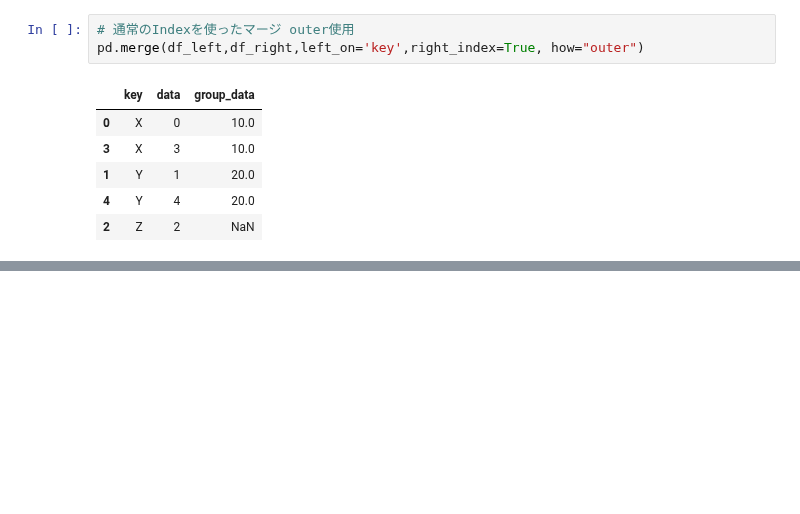
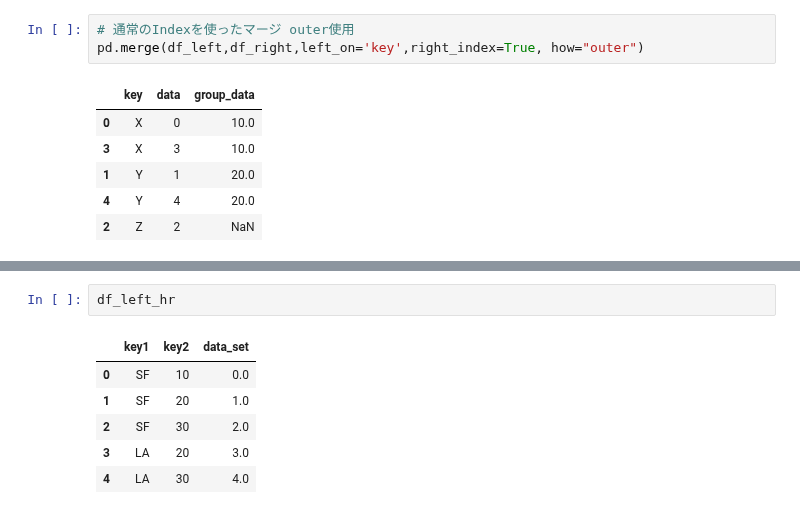
Before and after one commit to largekind/DataScience, a Jupyter notebook: DataFix.ipynb, the cells around one changed output, grey strips where cells are left out. Cells and saved outputs as stored; diff of their text form; blank space fills up the shorter version.

```diff
--- a/DataFix.ipynb
+++ b/DataFix.ipynb
@@ -175,0 +185,9 @@ pd.merge(df_left,df_right,left_on='key',right_index=True, how="outer")
+# %%
+df_left_hr
+# %% [output]
+|  | key1 | key2 | data_set |
+| 0 | SF | 10 | 0.0 |
+| 1 | SF | 20 | 1.0 |
+| 2 | SF | 30 | 2.0 |
+| 3 | LA | 20 | 3.0 |
+| 4 | LA | 30 | 4.0 |
```
Also changed, not shown: parts of 4 cells of this notebook.
